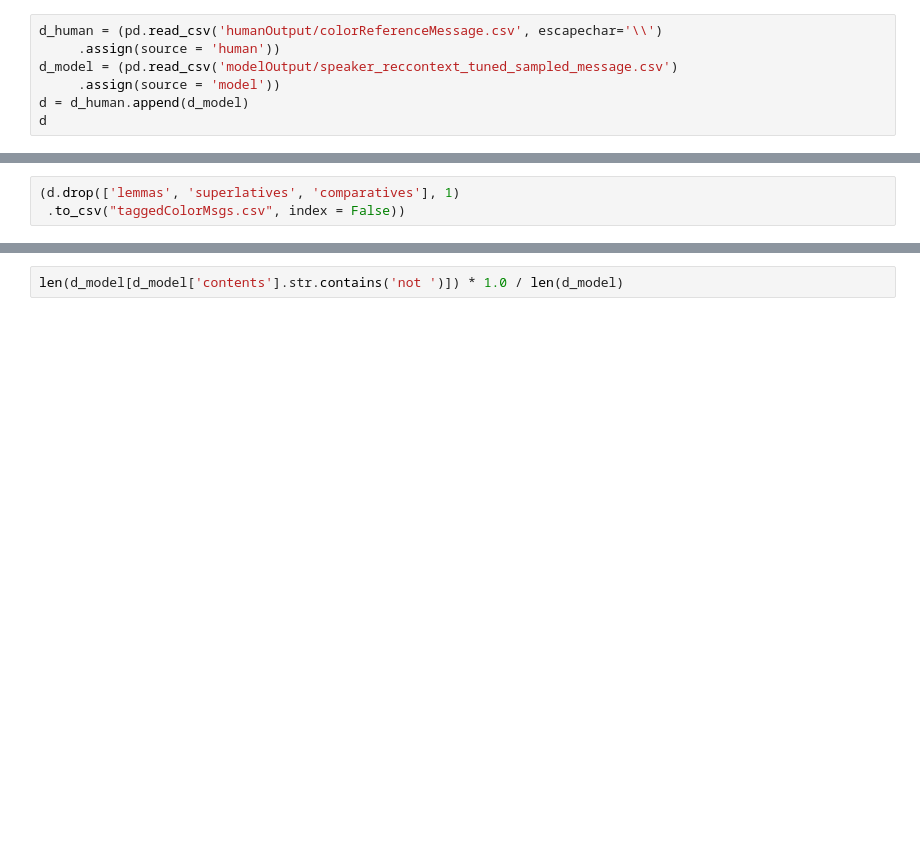
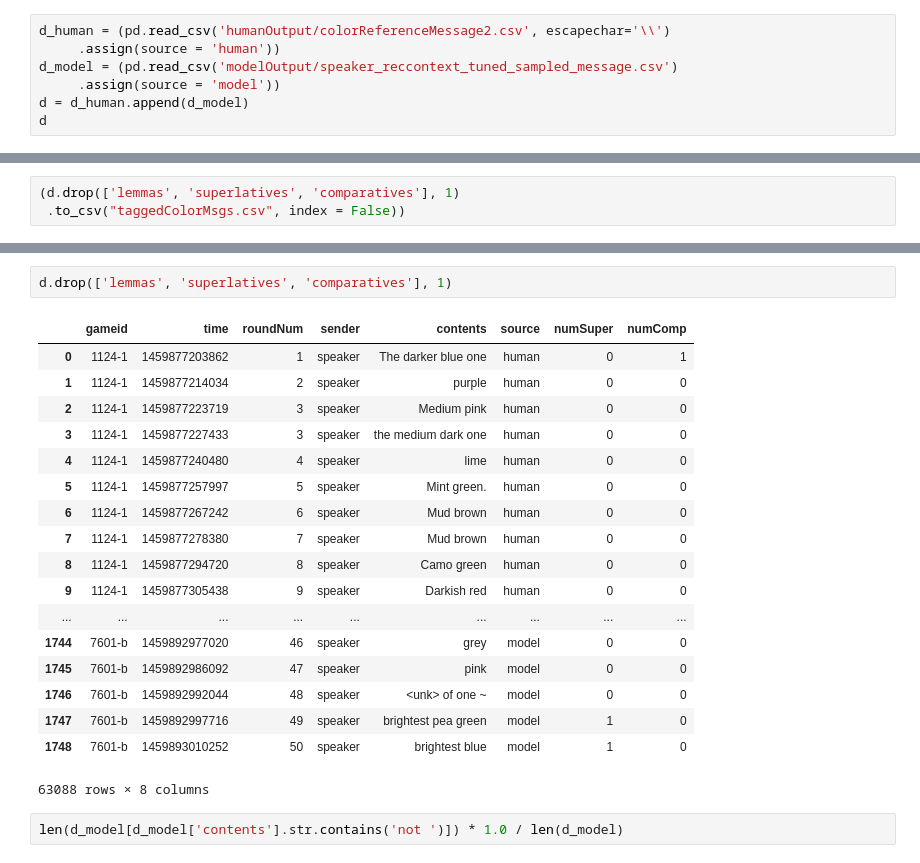
Before and after one commit to futurulus/coop-nets, a Jupyter notebook: behavioralAnalysis/tagPOS.ipynb, the cells around one changed output, grey strips where cells are left out. Drawn from its saved outputs; the diff is of its cells as text; blank space fills up the shorter version.

```diff
--- a/behavioralAnalysis/tagPOS.ipynb
+++ b/behavioralAnalysis/tagPOS.ipynb
@@ -99,7 +99,7 @@ def is_comparative(word, pos, check_lemmatizer=False):
 # %% [markdown]
 ## Data analysis
 # %%
-d_human = (pd.read_csv('humanOutput/colorReferenceMessage.csv', escapechar='\\')
+d_human = (pd.read_csv('humanOutput/colorReferenceMessage2.csv', escapechar='\\')
      .assign(source = 'human'))
 d_model = (pd.read_csv('modelOutput/speaker_reccontext_tuned_sampled_message.csv')
      .assign(source = 'model'))
@@ -183,3 +179,24 @@ d.query('numComp > 0 & source == "model"').head()
+# %%
+d.drop(['lemmas', 'superlatives', 'comparatives'], 1)
+# %% [output]
+|  | gameid | time | roundNum | sender | contents | source | numSuper | numComp |
+| 0 | 1124-1 | 1459877203862 | 1 | speaker | The darker blue one | human | 0 | 1 |
+| 1 | 1124-1 | 1459877214034 | 2 | speaker | purple | human | 0 | 0 |
+| 2 | 1124-1 | 1459877223719 | 3 | speaker | Medium pink | human | 0 | 0 |
+| 3 | 1124-1 | 1459877227433 | 3 | speaker | the medium dark one | human | 0 | 0 |
+| 4 | 1124-1 | 1459877240480 | 4 | speaker | lime | human | 0 | 0 |
+| 5 | 1124-1 | 1459877257997 | 5 | speaker | Mint green. | human | 0 | 0 |
+| 6 | 1124-1 | 1459877267242 | 6 | speaker | Mud brown | human | 0 | 0 |
+| 7 | 1124-1 | 1459877278380 | 7 | speaker | Mud brown | human | 0 | 0 |
+| 8 | 1124-1 | 1459877294720 | 8 | speaker | Camo green | human | 0 | 0 |
+| 9 | 1124-1 | 1459877305438 | 9 | speaker | Darkish red | human | 0 | 0 |
+| ... | ... | ... | ... | ... | ... | ... | ... | ... |
+| 1744 | 7601-b | 1459892977020 | 46 | speaker | grey | model | 0 | 0 |
+| 1745 | 7601-b | 1459892986092 | 47 | speaker | pink | model | 0 | 0 |
+| 1746 | 7601-b | 1459892992044 | 48 | speaker | <unk> of one ~ | model | 0 | 0 |
+| 1747 | 7601-b | 1459892997716 | 49 | speaker | brightest pea green | model | 1 | 0 |
+| 1748 | 7601-b | 1459893010252 | 50 | speaker | brightest blue | model | 1 | 0 |
+63088 rows × 8 columns
 # %%
 len(d_model[d_model['contents'].str.contains('not ')]) * 1.0 / len(d_model)
 # %% [output]
```
Also changed, not shown: parts of 3 cells of this notebook.
